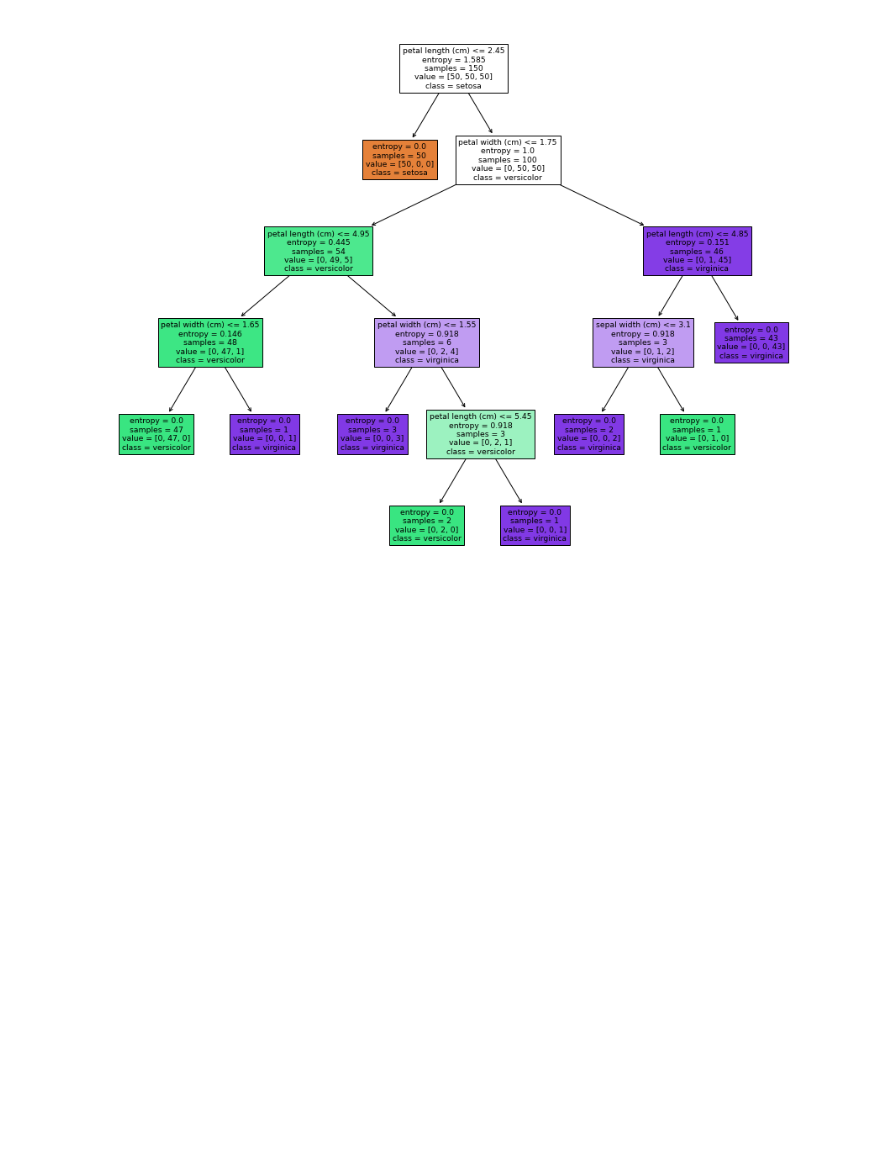
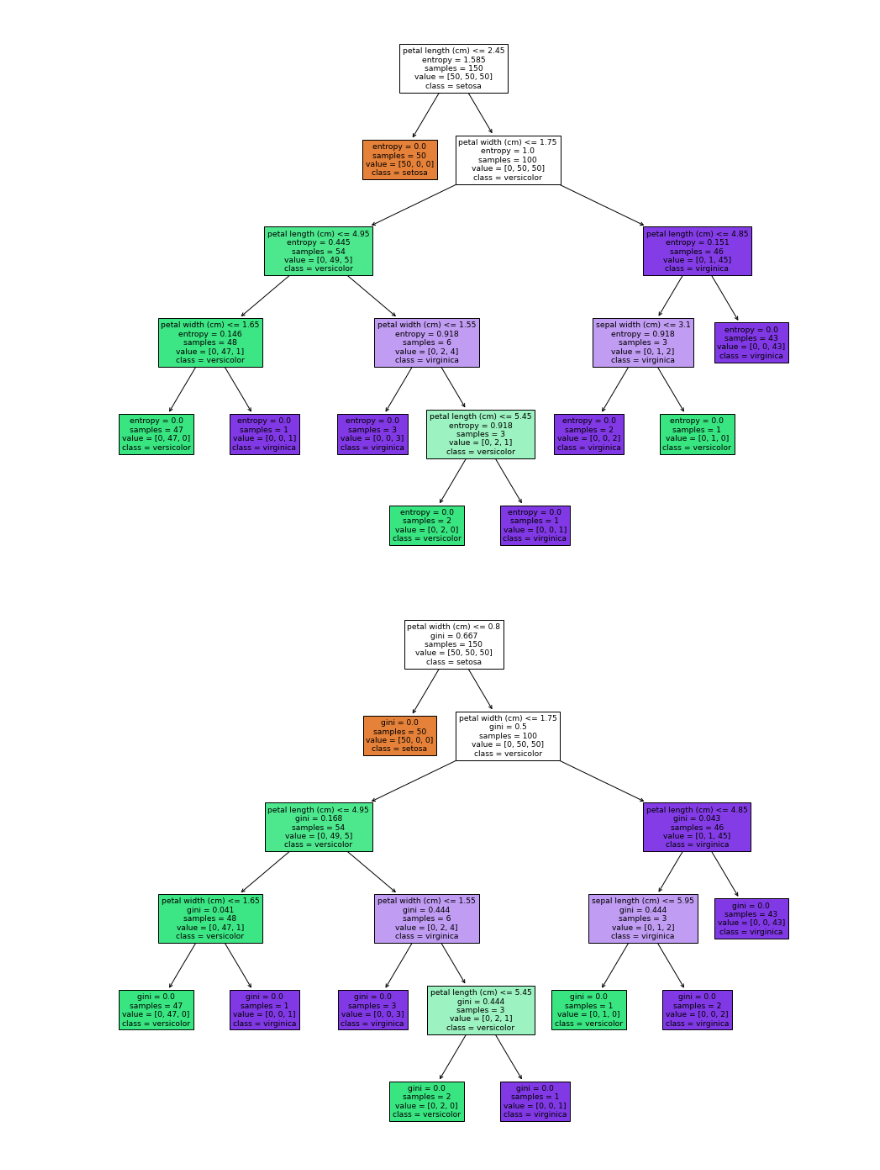
Before and after one commit to khalilvandian/DS-Practice, a Jupyter notebook: Decision Tree/Decision-Tree-Iris.ipynb, the cells around one changed output. Saved outputs shown, nothing was run; the diff lists cells and outputs as text; code cells hidden in the pictures; blank space fills up the shorter version.

```diff
--- a/Decision Tree/Decision-Tree-Iris.ipynb
+++ b/Decision Tree/Decision-Tree-Iris.ipynb
@@ -52,6 +49,17 @@ dtc02 = DecisionTreeClassifier(criterion="entropy")
+# %%
+dtc = DecisionTreeClassifier()
+dtc02 = DecisionTreeClassifier(criterion="entropy")
+pruned_dtc01 = DecisionTreeClassifier(ccp_alpha=0.001)
+pruned_dtc02 = DecisionTreeClassifier(ccp_alpha=0.01)
+pruned_dtc03 = DecisionTreeClassifier(ccp_alpha=0.1)
+pruned_dtc04 = DecisionTreeClassifier(ccp_alpha=1)
 # %%
 model01 = dtc.fit(x, y)
 model02 = dtc02.fit(x,y)
+model03 = pruned_dtc01.fit(x, y)
+model04 = pruned_dtc02.fit(x, y)
+model05 = pruned_dtc03.fit(x, y)
+model06 = pruned_dtc04.fit(x, y)
 # %%
 label[model01.predict([[2.5, 3, 0.1, 4]])[0]]
 # %% [output]
@@ -91,3 +99,9 @@ plot_tree(model02, filled= True, class_names=label, feature_names=features)
 plt.show()
 # %% [output]
 [figure]
+# %%
+plt.figure(figsize=(15, 12))
+plot_tree(model03, filled= True, class_names=label, feature_names=features)
+plt.show()
+# %% [output]
+[figure, added]
```
Also changed, not shown: parts of 4 cells of this notebook, 2 other files.
